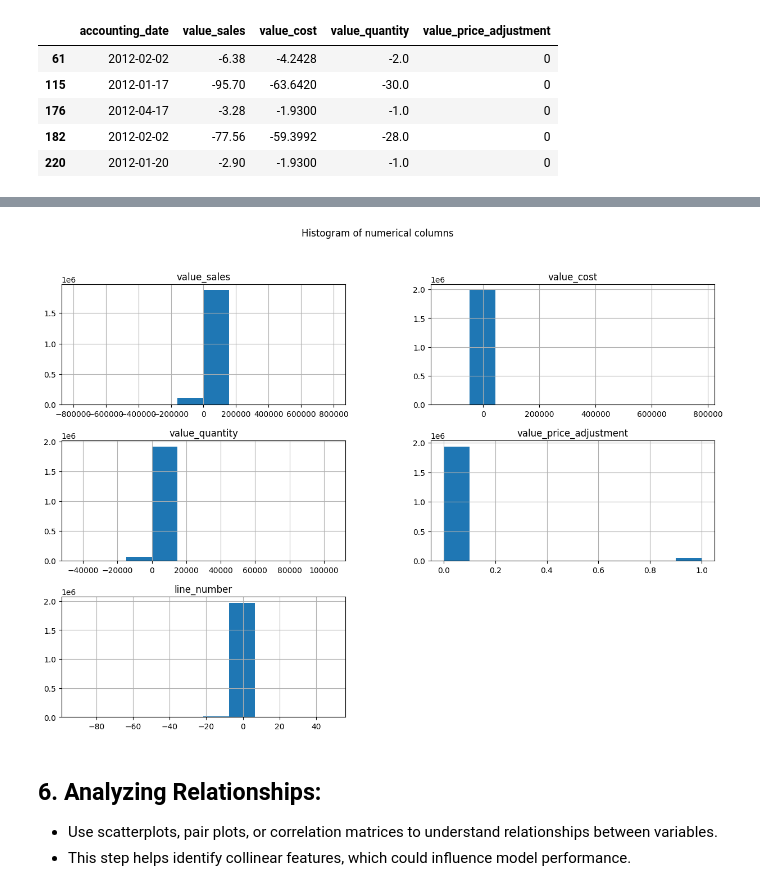
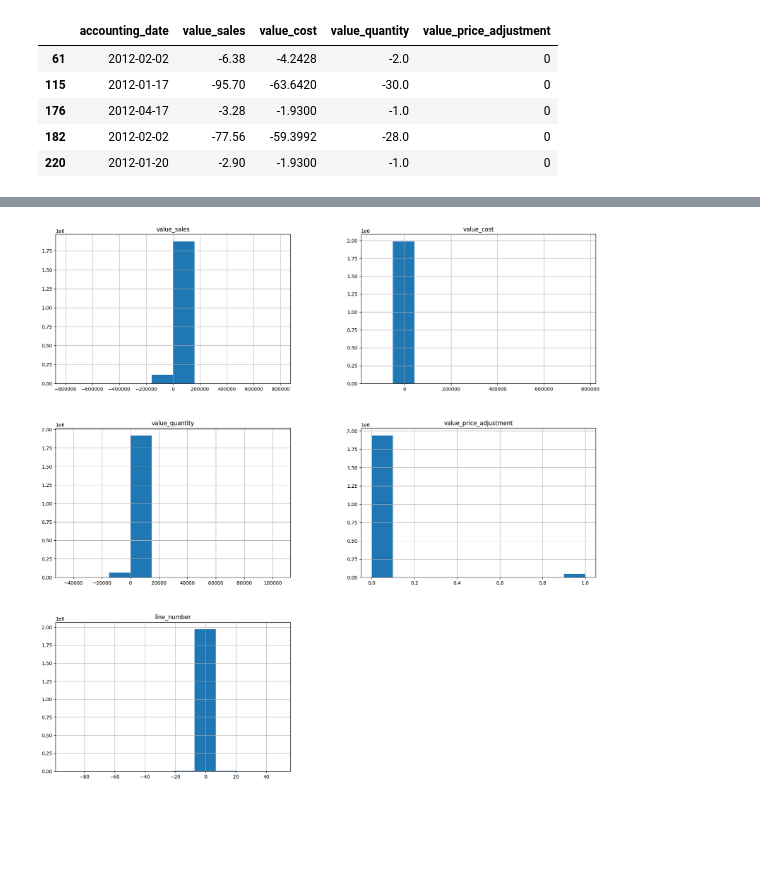
Before and after one commit to C4PT41N4545/BUSA8000-LuminaTech_Analytics_Project, a Jupyter notebook: notebooks/exploratory_analysis.ipynb, the cells around one changed output, grey strips where cells are left out. Saved outputs shown, nothing was run; the diff lists cells and outputs as text; code cells hidden in the pictures; blank space fills up the shorter version.

Commit message:
Refactor data type handling, outlier visualization, and summary generation

```diff
--- a/notebooks/exploratory_analysis.ipynb
+++ b/notebooks/exploratory_analysis.ipynb
@@ -46,8 +91,8 @@ import seaborn as sns
 - Examine data types, column names, and dataset size.
 - Check how the data is organized—categorical vs. numerical features, distribution, and relationships.
 # %%
-df_2012 = pd.read_csv("../data/raw/2012_Data.csv", encoding='unicode_escape')
-df_2013 = pd.read_csv("../data/raw/2013_Data.csv", encoding='unicode_escape')
+df_2012 = pd.read_csv("../data/raw/2012_Data.csv", encoding='unicode_escape', low_memory=False)
+df_2013 = pd.read_csv("../data/raw/2013_Data.csv", encoding='unicode_escape', low_memory=False)
 # %%
 #show data shape
 print(f"2012 data \nrows: {df_2012.shape[0]:,} | columns: {df_2012.shape[1]}")
@@ -204,7 +217,7 @@ df['company_code'] = df['company_code'].astype(str)
 
 df['customer_district_code'] = df['customer_district_code'].astype(str)
 
-df['item_source_class'] = df['item_source_class'].astype(str)
+#df['item_source_class'] = df['item_source_class'].astype(str)
 
 df['invoice_number'] = df['invoice_number'].astype(str)
 
@@ -386,12 +456,5 @@ Name: count, Length: 619292, dtype: int64
 # %%
-#create histogram
-df.select_dtypes(exclude=['object', 'datetime']).hist(figsize=(15, 10))
-plt.suptitle('Histogram of numerical columns')
+df.hist(figsize=(20, 20), column=df.select_dtypes(exclude=['object', 'datetime']).columns)
 plt.show()
 # %% [output]
-[figure, old version]
+[figure, new version]
-# %% [markdown]
-## 6. Analyzing Relationships:
-
-- Use scatterplots, pair plots, or correlation matrices to understand relationships between variables.
-- This step helps identify collinear features, which could influence model performance.
```
Also changed, not shown: parts of 47 cells of this notebook.
